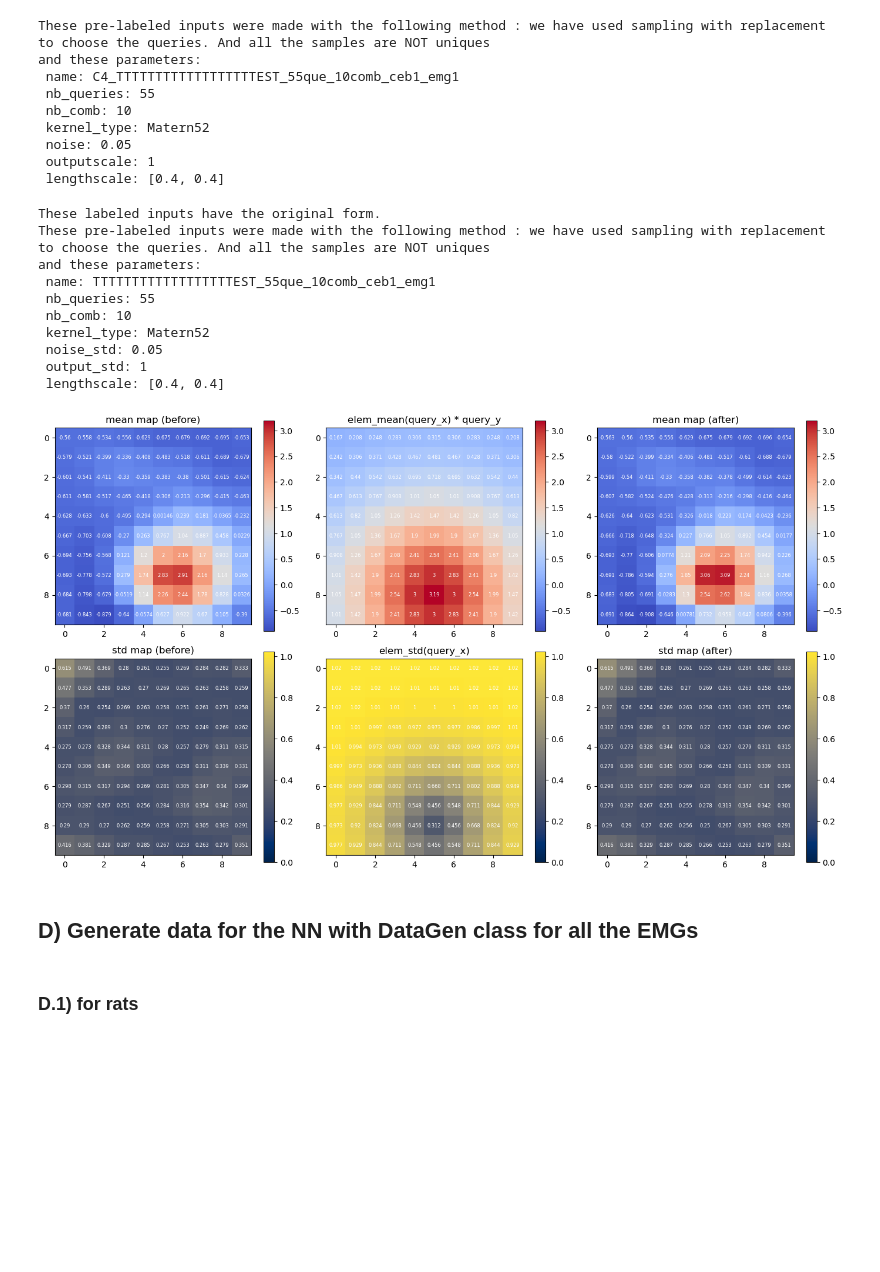
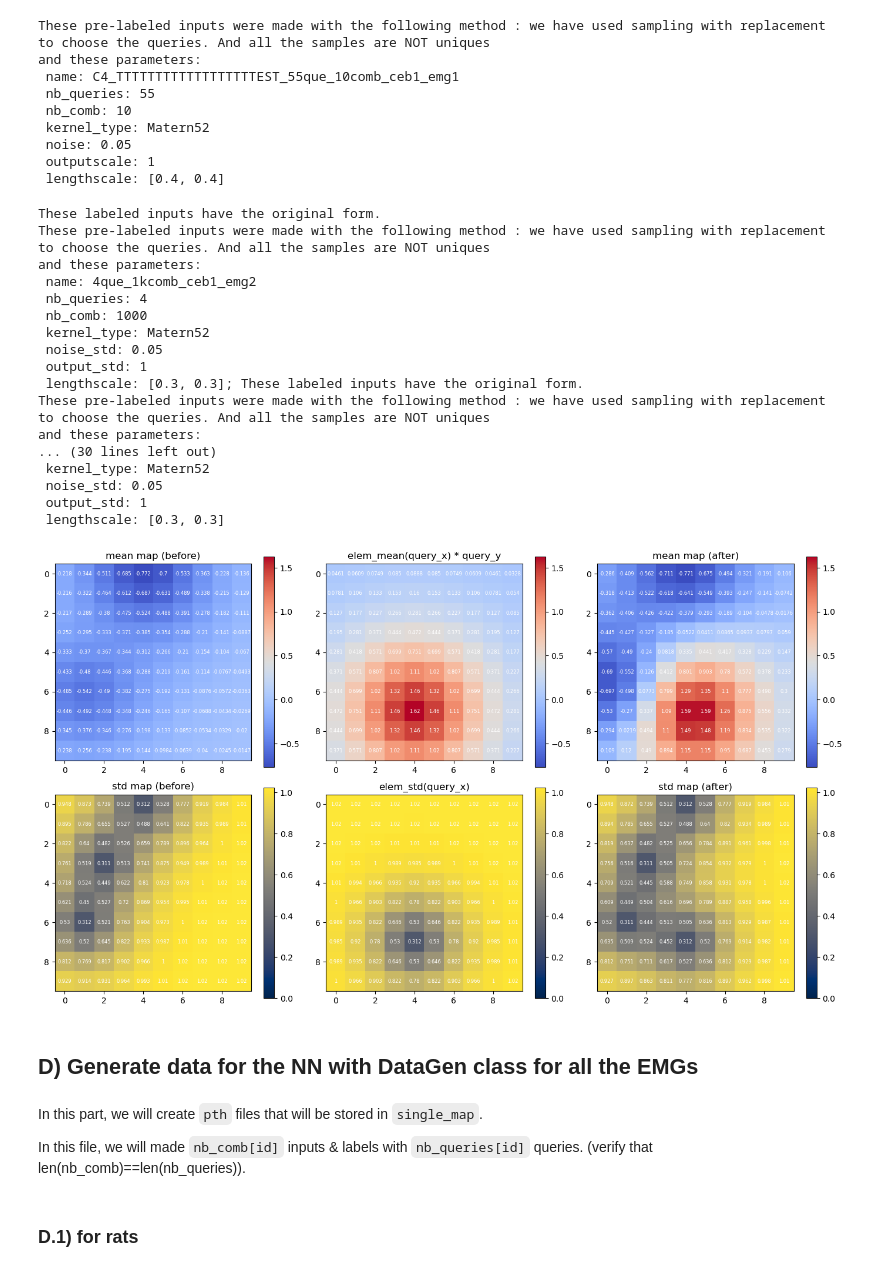
Before and after one commit to theodore2leusse/NNonlineGP, a Jupyter notebook: generate_dataset.ipynb, the cells around one changed output. Saved outputs shown, nothing was run; the diff lists cells and outputs as text; code cells hidden in the pictures; blank space fills up the shorter version.

```diff
--- a/generate_dataset.ipynb
+++ b/generate_dataset.ipynb
@@ -64,38 +68,37 @@ and these parameters:
 # %%
 def concatenate_dataset(input_files):
     """
-    Concatène les données de plusieurs fichiers.
+    Concatenates data from multiple files. and return a dictionary containing the concatenated data with train_input, train_label, and description keys.
 
     Args:
-        input_files (list of str): Liste des chemins des fichiers à charger.
+        input_files (list of str): List of paths to the input files to load.
     """
-    # Initialisation des listes pour stocker les données concaténées
+    # Initialize lists to store concatenated data
     all_train_input = []
     all_train_label = []
     all_descriptions = []
 
-    # Charger et concaténer les données
+    # Load and concatenate data
     for file in input_files:
         loaded_data = torch.load(file, weights_only=True)
         all_train_input.append(loaded_data["train_input"])
         all_train_label.append(loaded_data["train_label"])
         all_descriptions.append(loaded_data["description"])
 
-    # Concaténer les tenseurs et les listes
+    # Concatenate tensors and descriptions
     concatenated_train_input = torch.cat(all_train_input, dim=0)
     concatenated_train_label = torch.cat(all_train_label, dim=0)
     concatenated_description = "; ".join(all_descriptions)
 
-    # Sauvegarder les données concaténées
+    # Save concatenated data
     output_data = {
         "train_input": concatenated_train_input,
         "train_label": concatenated_train_label,
         "description": concatenated_description,
     }
-    return(output_data)
+    return output_data
 
-input_files = [f'dataset/single_map/og_C4_TTTTTTTTTTTTTTTTTTEST_55que_10comb_ceb1_emg1.pth',
-              ]
+input_files = [f'dataset/test_nhp/og_C4_4que_5kcomb_ceb1emg23_ceb2emg17_mac2emg4_test_v2.pth']
 
 # Load the saved data from a .pth file using PyTorch
 loaded_data_2 = concatenate_dataset(input_files)
@@ -107,22 +110,36 @@ test_label = loaded_data_2["train_label"]  # The corresponding labels for the tr
 loaded_description = loaded_data_2["description"]  # The description or metadata associated with the data
 
 print(loaded_description)
-
-labeled_inputs_plot(test_input, test_label, comb_idx=0, values=True, figsize=(14,8))
 # %% [output]
 These labeled inputs have the original form.
 These pre-labeled inputs were made with the following method : we have used sampling with replacement to choose the queries. And all the samples are NOT uniques
 and these parameters:
- name: TTTTTTTTTTTTTTTTTTEST_55que_10comb_ceb1_emg1
- nb_queries: 55
- nb_comb: 10
+ name: 4que_1kcomb_ceb1_emg2
+ nb_queries: 4
+ nb_comb: 1000
  kernel_type: Matern52
  noise_std: 0.05
  output_std: 1
- lengthscale: [0.4, 0.4]
+ lengthscale: [0.3, 0.3]; These labeled inputs have the original form.
+These pre-labeled inputs were made with the following method : we have used sampling with replacement to choose the queries. And all the samples are NOT uniques
+and these parameters:
+... (30 lines left out)
+ kernel_type: Matern52
+ noise_std: 0.05
+ output_std: 1
+ lengthscale: [0.3, 0.3]
-[figure, removed]
+# %%
+labeled_inputs_plot(test_input, test_label, comb_idx=8, values=True, figsize=(14,8)) # Plot the labeled inputs
+
+# the four left matrices are the inputs, the right matrices is the output
+# %% [output]
+[figure, added]
 # %% [markdown]
 ## D) Generate data for the NN with DataGen class for all the EMGs
+# %% [markdown]
+In this part, we will create `pth` files that will be stored in `single_map`.
+
+In this file, we will made ``nb_comb[id]`` inputs & labels with ``nb_queries[id]`` queries. (verify that len(nb_comb)==len(nb_queries)).
 # %% [markdown]
 ### D.1) for rats
 # %%
```
Also changed, not shown: parts of 6 cells of this notebook, 19 other files.
